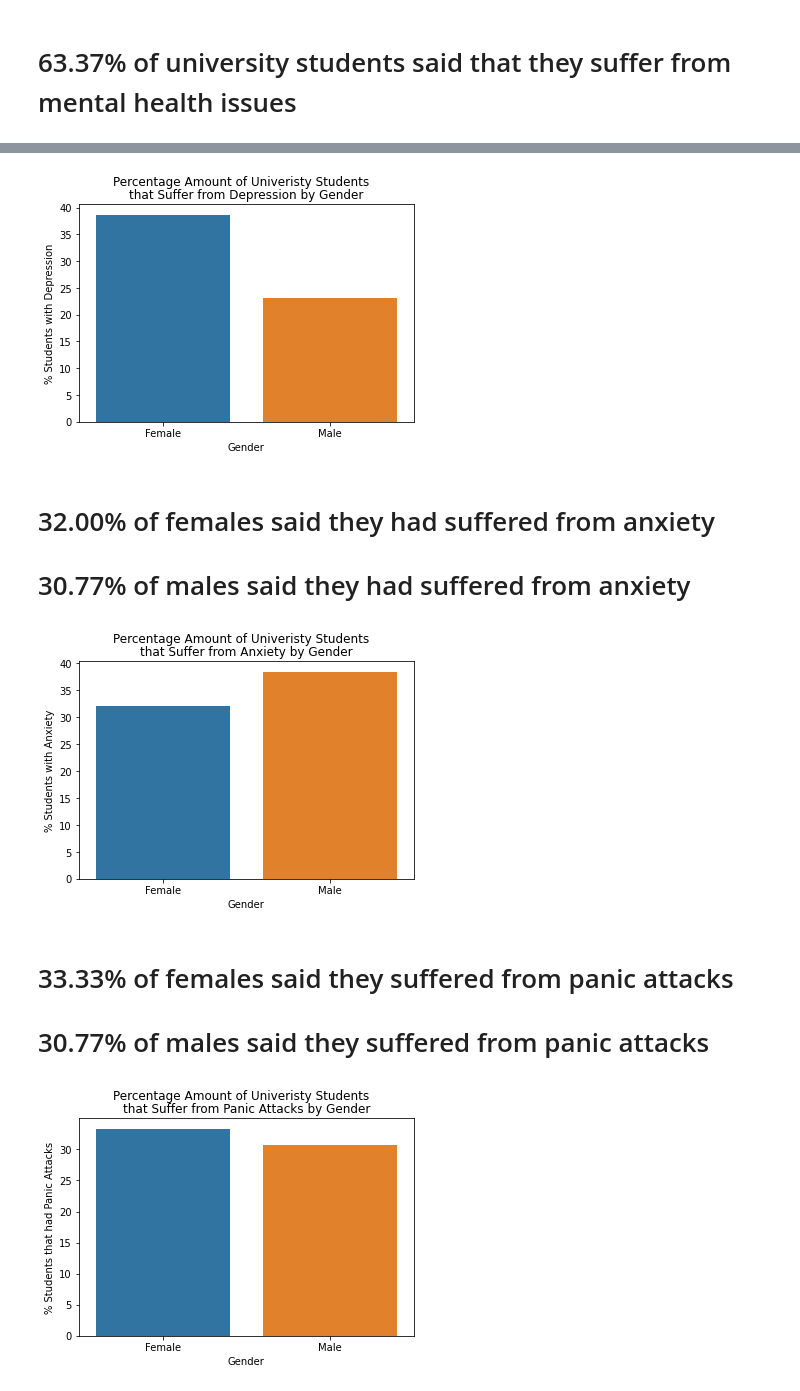
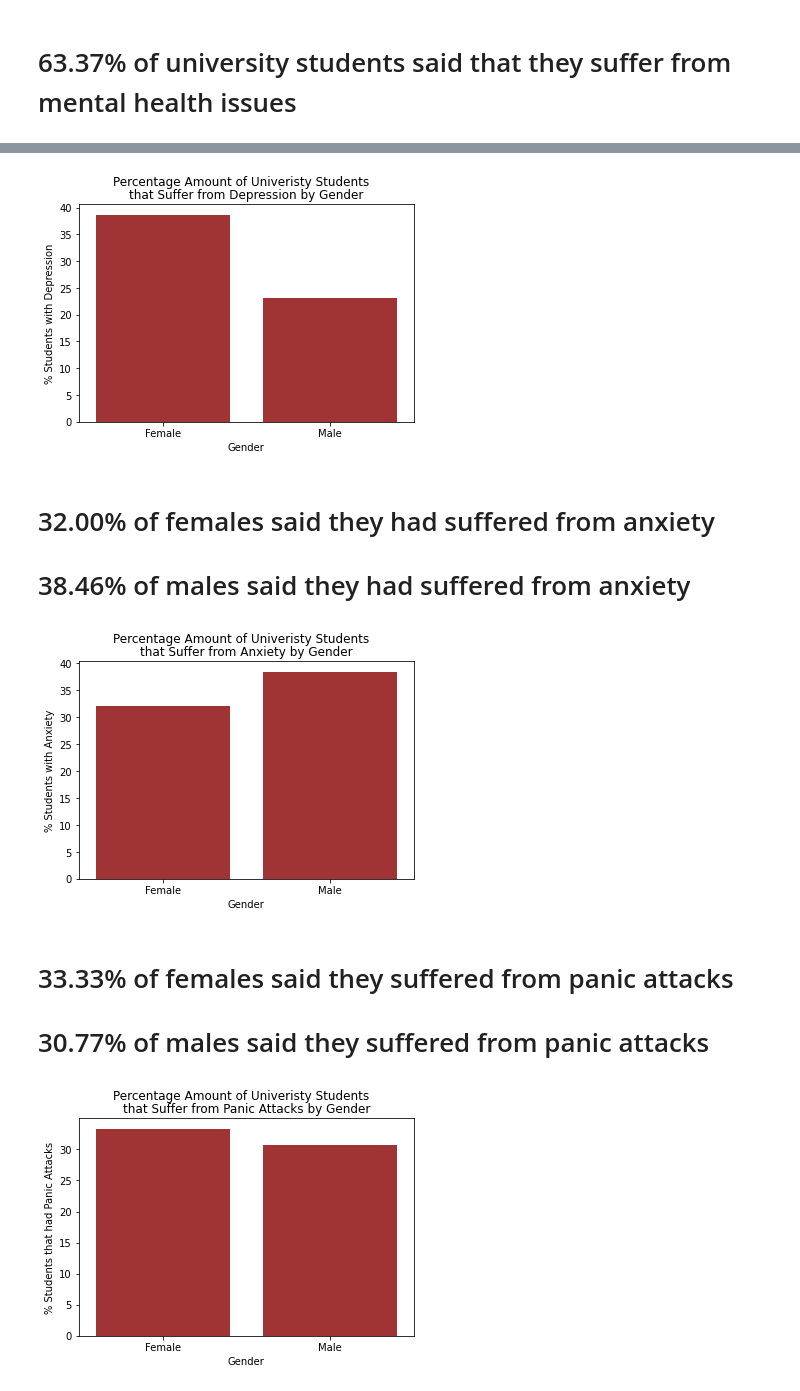
Before and after one commit to HFell1611/DataEng37Python, a Jupyter notebook: visualisation_project/mental_health_presentation.ipynb, the cells around one changed output, grey strips where cells are left out. Drawn from its saved outputs; the diff is of its cells as text; code cells hidden in the pictures.

```diff
--- a/visualisation_project/mental_health_presentation.ipynb
+++ b/visualisation_project/mental_health_presentation.ipynb
@@ -94,34 +94,34 @@ plt.show()
 # %%
-sns.barplot(x="gender", y="depression", data=gender_percent)
+sns.barplot(x="gender", y="depression", data=gender_percent, color="firebrick")
 plt.xlabel("Gender")
 plt.ylabel("% Students with Depression")
 plt.suptitle("Percentage Amount of Univeristy Students")
 plt.title("that Suffer from Depression by Gender")
 plt.show()
 # %% [output]
-[figure, old version]
+[figure, new version]
 # %% [markdown]
 # 32.00% of females said they had suffered from anxiety
-# 30.77% of males said they had suffered from anxiety
+# 38.46% of males said they had suffered from anxiety
 # %%
-sns.barplot(x="gender", y="anxiety", data=gender_percent)
+sns.barplot(x="gender", y="anxiety", data=gender_percent, color="firebrick")
 plt.xlabel("Gender")
 plt.ylabel("% Students with Anxiety")
 plt.suptitle("Percentage Amount of Univeristy Students")
 plt.title("that Suffer from Anxiety by Gender")
 plt.show()
 # %% [output]
-[figure, old version]
+[figure, new version]
 # %% [markdown]
 # 33.33% of females said they suffered from panic attacks
 # 30.77% of males said they suffered from panic attacks
 # %%
-sns.barplot(x="gender", y="panic_attack", data=gender_percent)
+sns.barplot(x="gender", y="panic_attack", data=gender_percent, color="firebrick")
 plt.xlabel("Gender")
 plt.ylabel("% Students that had Panic Attacks")
 plt.suptitle("Percentage Amount of Univeristy Students")
 plt.title("that Suffer from Panic Attacks by Gender")
 plt.show()
 # %% [output]
-[figure, old version]
+[figure, new version]
 # %%
```
Also changed, not shown: parts of 10 cells of this notebook.
